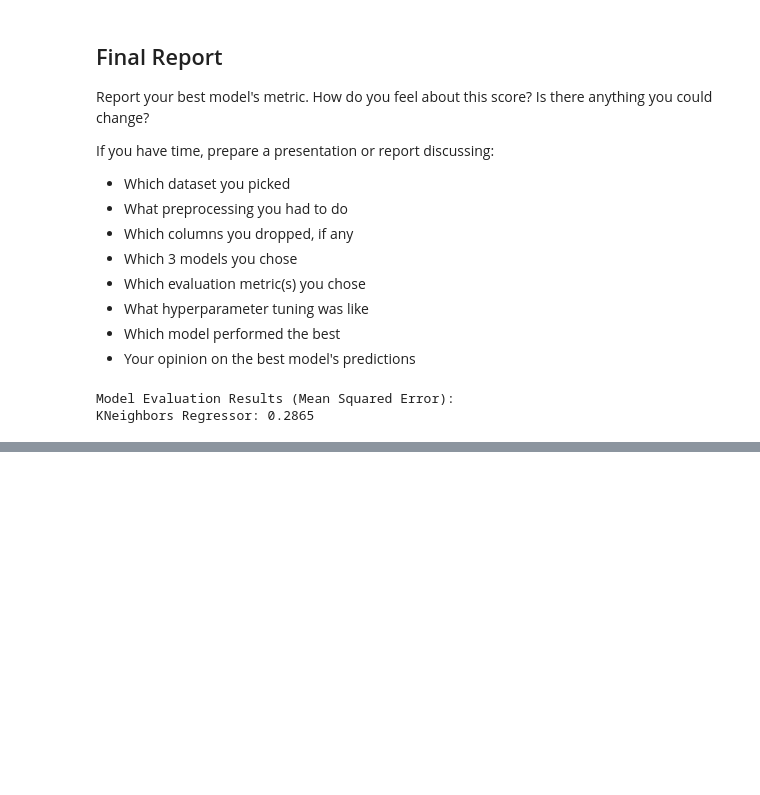
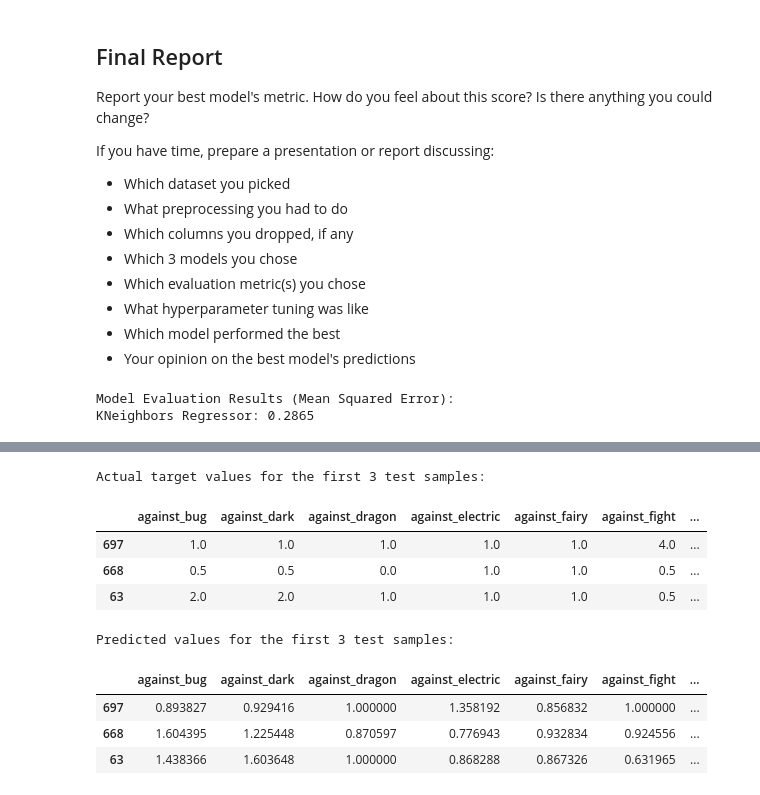
Before and after one commit to skibiditolet873/weeklong-starter, a Jupyter notebook: weeklong-starter.ipynb, the cells around one changed output, grey strips where cells are left out. Cells and saved outputs as stored; diff of their text form; code cells hidden in the pictures; blank space fills up the shorter version.

```diff
--- a/weeklong-starter.ipynb
+++ b/weeklong-starter.ipynb
@@ -229,0 +233,26 @@ KNeighbors Regressor: 0.2865
+# %%
+# Make predictions on the test set
+predictions = model.predict(features_test_processed)
+
+# Select the first few test samples
+n_samples_to_show = 3
+
+# Display the actual target values and the predictions
+print("Actual target values for the first", n_samples_to_show, "test samples:")
+display(target_test.head(n_samples_to_show))
+
+print("\nPredicted values for the first", n_samples_to_show, "test samples:")
+# We use a DataFrame for predictions to have the same structure as the target
+predictions_df = pd.DataFrame(predictions, columns=target_test.columns, index=target_test.index)
+display(predictions_df.head(n_samples_to_show))
+# %% [output]
+Actual target values for the first 3 test samples:
+|  | against_bug | against_dark | against_dragon | against_electric | against_fairy | against_fight | ... |
+| 697 | 1.0 | 1.0 | 1.0 | 1.0 | 1.0 | 4.0 | ... |
+| 668 | 0.5 | 0.5 | 0.0 | 1.0 | 1.0 | 0.5 | ... |
+| 63 | 2.0 | 2.0 | 1.0 | 1.0 | 1.0 | 0.5 | ... |
+Predicted values for the first 3 test samples:
+|  | against_bug | against_dark | against_dragon | against_electric | against_fairy | against_fight | ... |
+| 697 | 0.893827 | 0.929416 | 1.000000 | 1.358192 | 0.856832 | 1.000000 | ... |
+| 668 | 1.604395 | 1.225448 | 0.870597 | 0.776943 | 0.932834 | 0.924556 | ... |
+| 63 | 1.438366 | 1.603648 | 1.000000 | 0.868288 | 0.867326 | 0.631965 | ... |
```
Also changed, not shown: parts of 2 cells of this notebook.
